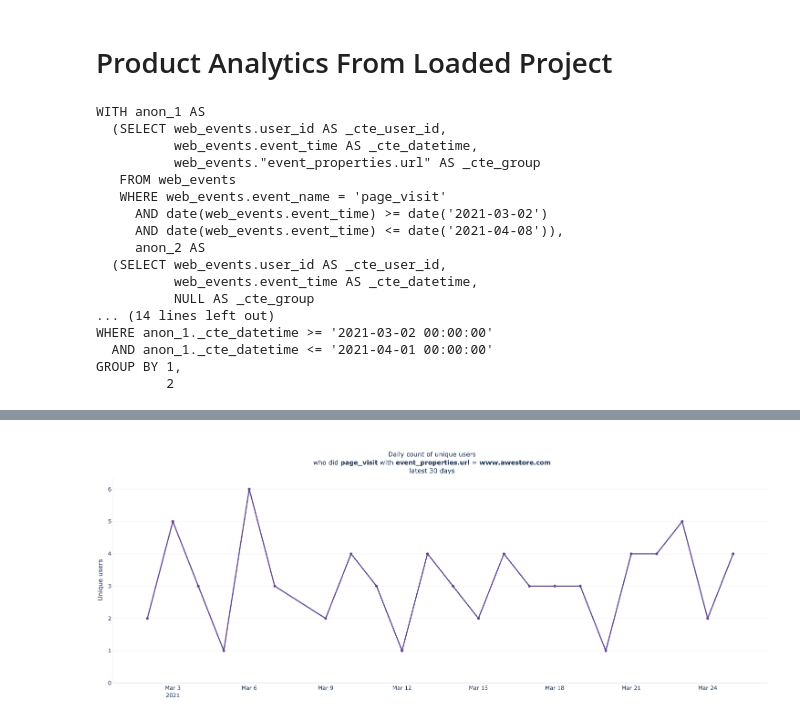
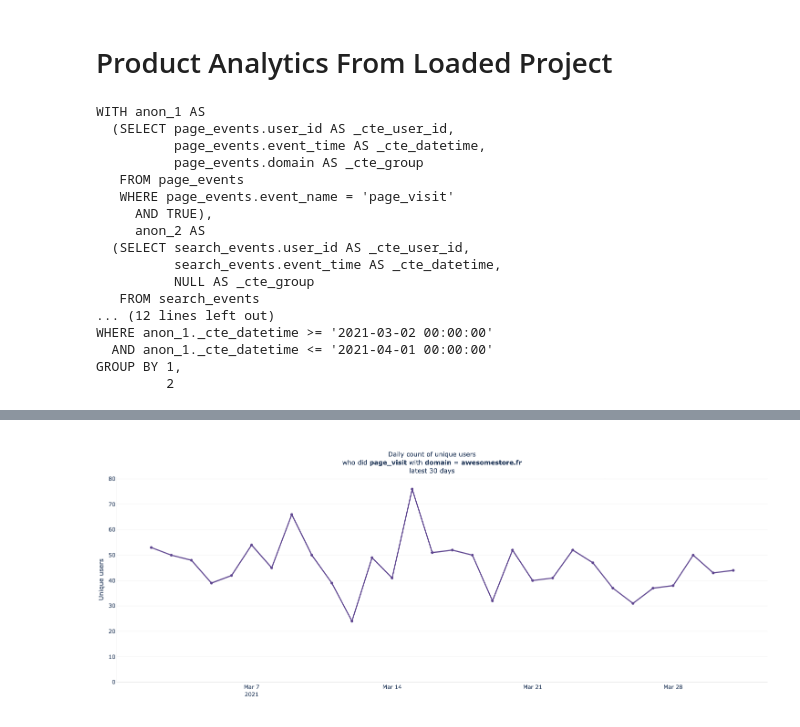
Before and after one commit to pigri/mitzu, a Jupyter notebook: examples/notebook/postgres_test_project.ipynb, the cells around one changed output, grey strips where cells are left out. Drawn from its saved outputs; the diff is of its cells as text; code cells hidden in the pictures.

```diff
--- a/examples/notebook/postgres_test_project.ipynb
+++ b/examples/notebook/postgres_test_project.ipynb
@@ -62,25 +50,25 @@ m = dp.create_notebook_class_model()
 # %% [markdown]
 # Product Analytics From Loaded Project
 # %%
-(m.page_visit >> m.search).config(conv_window="7 days",time_group="total",group_by=m.page_visit.event_properties_url).print_sql()
+(m.page_visit >> m.search).config(conv_window="7 days",time_group="total",group_by=m.page_visit.domain).print_sql()
 # %% [output]
 WITH anon_1 AS
-  (SELECT web_events.user_id AS _cte_user_id,
-          web_events.event_time AS _cte_datetime,
-          web_events."event_properties.url" AS _cte_group
-   FROM web_events
-   WHERE web_events.event_name = 'page_visit'
-     AND date(web_events.event_time) >= date('2021-03-02')
-     AND date(web_events.event_time) <= date('2021-04-08')),
+  (SELECT page_events.user_id AS _cte_user_id,
+          page_events.event_time AS _cte_datetime,
+          page_events.domain AS _cte_group
+   FROM page_events
+   WHERE page_events.event_name = 'page_visit'
+     AND TRUE),
      anon_2 AS
-  (SELECT web_events.user_id AS _cte_user_id,
-          web_events.event_time AS _cte_datetime,
+  (SELECT search_events.user_id AS _cte_user_id,
+          search_events.event_time AS _cte_datetime,
           NULL AS _cte_group
-... (14 lines left out)
+   FROM search_events
+... (12 lines left out)
 WHERE anon_1._cte_datetime >= '2021-03-02 00:00:00'
   AND anon_1._cte_datetime <= '2021-04-01 00:00:00'
 GROUP BY 1,
          2
 # %%
-m.page_visit.event_properties_url.is_www_awestore_com
+m.page_visit.domain.is_awesomestore_fr
 # %% [output]
@@ -88 +75 @@ m.page_visit.event_properties_url.is_www_awestore_com
-[figure, old version]
+[figure, new version]
```
Also changed, not shown: parts of 7 cells of this notebook, 17 other files.
